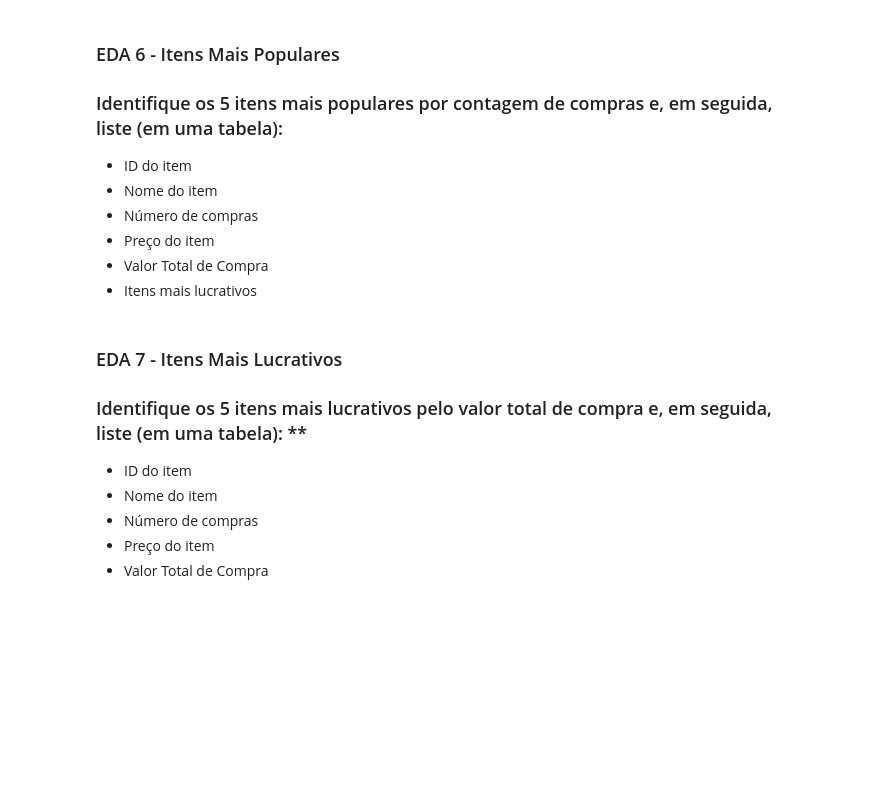
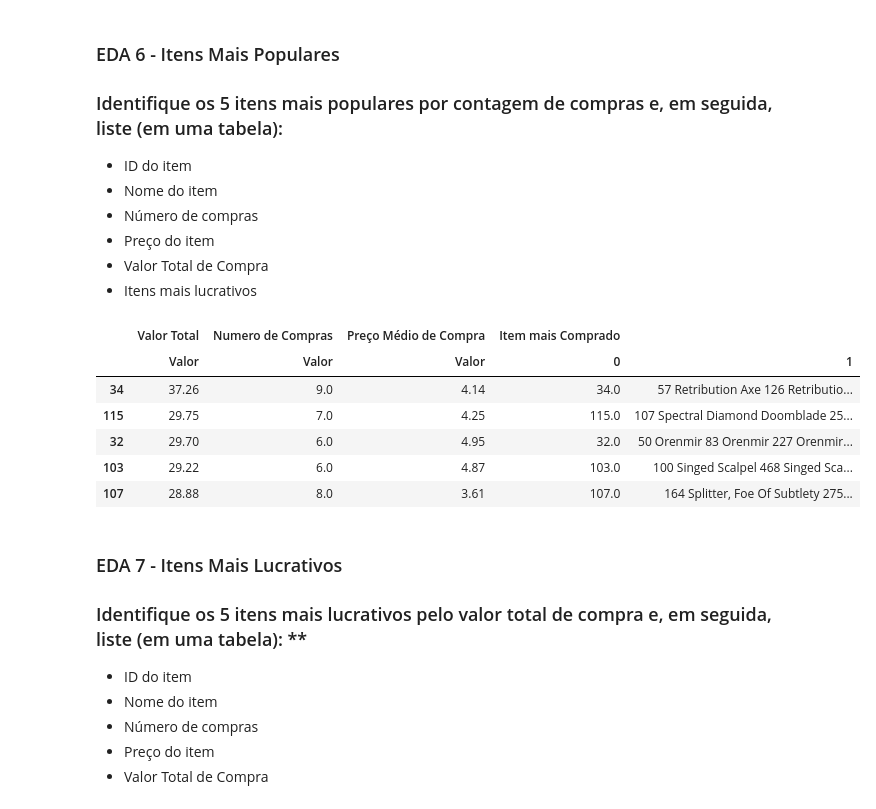
Before and after one commit to Paulophpm/E-commerce_Analytics, a Jupyter notebook: Solução.ipynb, the cells around one changed output. Saved outputs shown, nothing was run; the diff lists cells and outputs as text; code cells hidden in the pictures; blank space fills up the shorter version.

```diff
--- a/Solução.ipynb
+++ b/Solução.ipynb
@@ -248,3 +254,24 @@ display(base_itens)
+# %%
+# Restringir a base de Dados para facilitar a análise
+base_consumidores = base[["Item ID","Nome do Item","Valor"]]
+
+# Agrupar oos items pelo ID e pelo total de vednas realizada
+item5_tot = pd.DataFrame(base_consumidores.groupby("Item ID").sum("Valor")).sort_values(by = "Valor", ascending= False)
+item5_cont = pd.DataFrame(base_consumidores.groupby("Item ID")["Valor"].count())
+item5_med = pd.DataFrame(base_consumidores.groupby("Item ID").mean("Valor"))
+item5_item = pd.DataFrame(base_consumidores.groupby("Item ID")["Nome do Item"]) # verificar o index a ser colocado
+
+item5 = pd.concat([item5_tot,item5_cont,item5_med,item5_item],axis = 1, keys=["Valor Total", "Numero de Compras", "Preço Médio de Compra","Item mais Comprado"])
+
+display(item5.head(5))
+# %% [output]
+|  | Valor Total | Numero de Compras | Preço Médio de Compra | Item mais Comprado |  |
+|  | Valor | Valor | Valor | 0 | 1 |
+| 34 | 37.26 | 9.0 | 4.14 | 34.0 | 57 Retribution Axe 126 Retributio... |
+| 115 | 29.75 | 7.0 | 4.25 | 115.0 | 107 Spectral Diamond Doomblade 25... |
+| 32 | 29.70 | 6.0 | 4.95 | 32.0 | 50 Orenmir 83 Orenmir 227 Orenmir... |
+| 103 | 29.22 | 6.0 | 4.87 | 103.0 | 100 Singed Scalpel 468 Singed Sca... |
+| 107 | 28.88 | 8.0 | 3.61 | 107.0 | 164 Splitter, Foe Of Subtlety 275... |
 # %% [markdown]
 ### EDA 7 - Itens Mais Lucrativos
 ### Identifique os 5 itens mais lucrativos pelo valor total de compra e, em seguida, liste (em uma tabela): **
```
Also changed, not shown: parts of 15 cells of this notebook, 1 other file.
